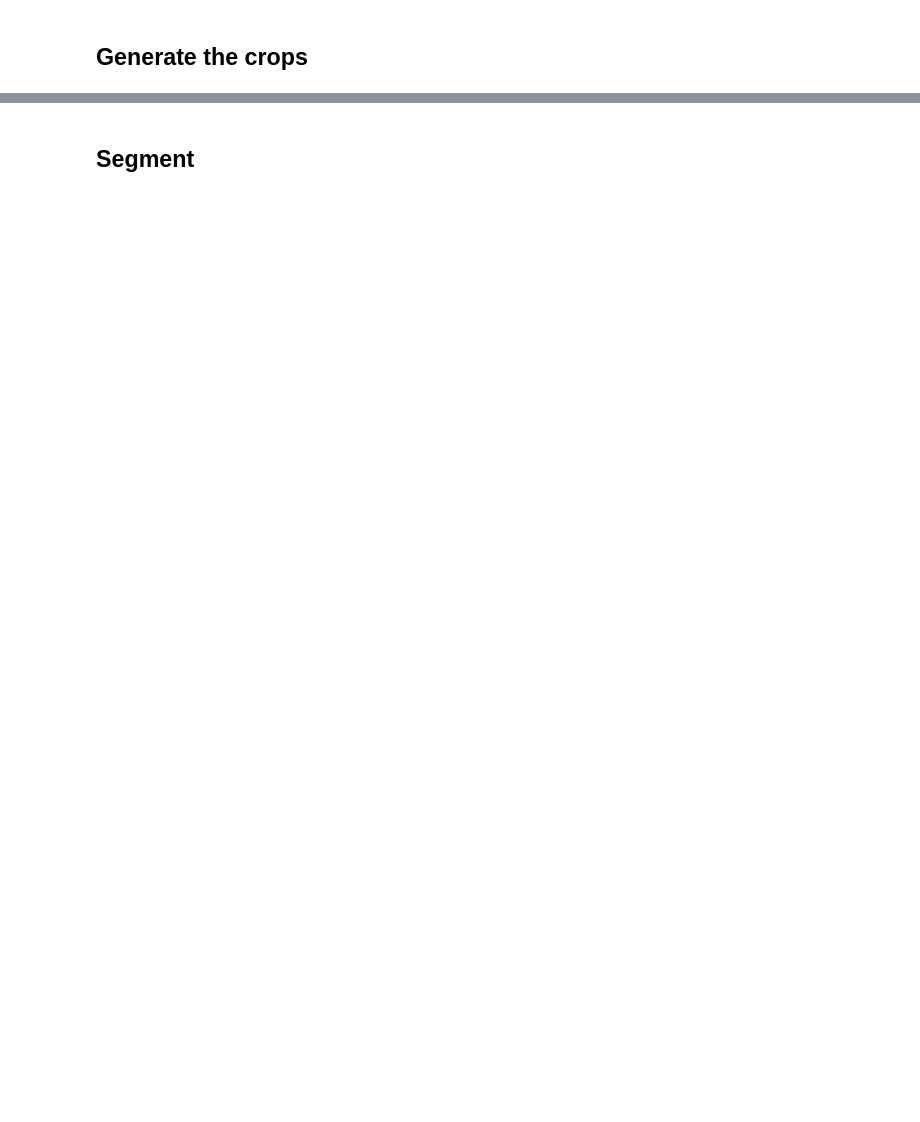
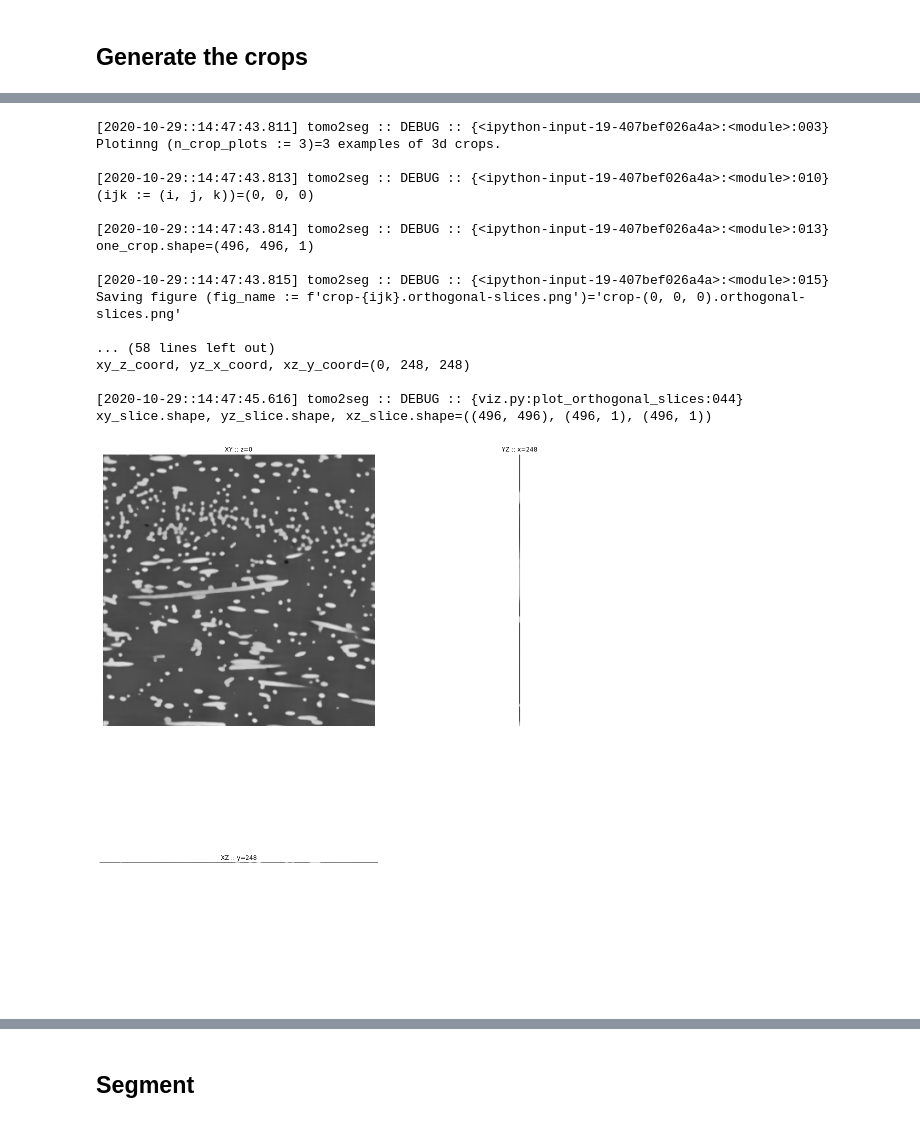
Before and after one commit to jpcbertoldo/tomo2seg, a Jupyter notebook: nbs/process-3d-crops-entire-2d-slice.ipynb, the cells around one changed output, grey strips where cells are left out. Saved outputs shown, nothing was run; the diff lists cells and outputs as text; code cells hidden in the pictures; blank space fills up the shorter version.

```diff
--- a/nbs/process-3d-crops-entire-2d-slice.ipynb
+++ b/nbs/process-3d-crops-entire-2d-slice.ipynb
@@ -355,18 +421,0 @@ def one_slice_crops_subplots(sz):
-# %%
-fig, ax = plt.subplots(1, 1, figsize=(sz := 12, sz))
-ax.imshow(volume[:, :, 0], vmin=0, vmax=255, cmap=cm.gray)
-
-fig, axs = one_slice_crops_subplots(3)
-
-one_slice_crops = crops[:, :, :1]
-logger.debug(f"{one_slice_crops.shape=}")
-
-for i, j, k in itertools.product(range(n_steps[0]), range(n_steps[1]), range(1)):
-    logger.debug(f"{i, j, k=}")
-
-    ortho_plot_axs = axs[i * 2:(i + 1) * 2, j * 2:(j + 1) * 2]
-    crop3d = crops[i, j, k]
-
-    logger.debug(f"{crop3d.shape=}")
-
-    viz.plot_orthogonal_slices(ortho_plot_axs, crop3d)
@@ -392,0 +422,55 @@ xy_slice.shape, yz_slice.shape, xz_slice.shape=((224, 224), (224, 1), (224, 1))
+# %%
+if debug__save_figs:
+
+    logger.debug(f"Plotinng {(n_crop_plots := 3)=} examples of 3d crops.")
+
+    for n, (k, j, i) in enumerate(get_kji_iterator()):
+
+        if n >= n_crop_plots:
+            break
+
+        logger.debug(f"{(ijk := (i, j, k))=}")
+
+        one_crop = crops[i, j, k]
+        logger.debug(f"{one_crop.shape=}")
+
+        logger.debug(f"Saving figure {(fig_name := f'crop-{ijk}.orthogonal-slices.png')=}")
+
+        fig, axs = plt.subplots(
+            nrows=2, ncols=2,
+            figsize=(sz := 20, sz),
+            gridspec_kw={"wspace": (gridspace := .01), "hspace": .5 * gridspace}
+        )
+        for ax in axs.ravel():
+            ax.axis("off")
+
+        viz.plot_orthogonal_slices(axs, one_crop)
+
+        fig.savefig(
+            fname=figs_dir / fig_name,
+            dpi=200,
+            **figs_common_kwargs,
+            metadata={
+                "Title": f"vol={volume.fullname}::debug-fig::{fig_name}",
+                **figs_common_kwargs
+            }
+        )
+# %% [output]
+[2020-10-29::14:47:43.811] tomo2seg :: DEBUG :: {<ipython-input-19-407bef026a4a>:<module>:003}
+Plotinng (n_crop_plots := 3)=3 examples of 3d crops.
+
+[2020-10-29::14:47:43.813] tomo2seg :: DEBUG :: {<ipython-input-19-407bef026a4a>:<module>:010}
+(ijk := (i, j, k))=(0, 0, 0)
+
+[2020-10-29::14:47:43.814] tomo2seg :: DEBUG :: {<ipython-input-19-407bef026a4a>:<module>:013}
+one_crop.shape=(496, 496, 1)
+
+[2020-10-29::14:47:43.815] tomo2seg :: DEBUG :: {<ipython-input-19-407bef026a4a>:<module>:015}
+Saving figure (fig_name := f'crop-{ijk}.orthogonal-slices.png')='crop-(0, 0, 0).orthogonal-slices.png'
+
+... (58 lines left out)
+xy_z_coord, yz_x_coord, xz_y_coord=(0, 248, 248)
+
+[2020-10-29::14:47:45.616] tomo2seg :: DEBUG :: {viz.py:plot_orthogonal_slices:044}
+xy_slice.shape, yz_slice.shape, xz_slice.shape=((496, 496), (496, 1), (496, 1))
+[figure, added]
```
Also changed, not shown: parts of 55 cells of this notebook, 6 other files.
